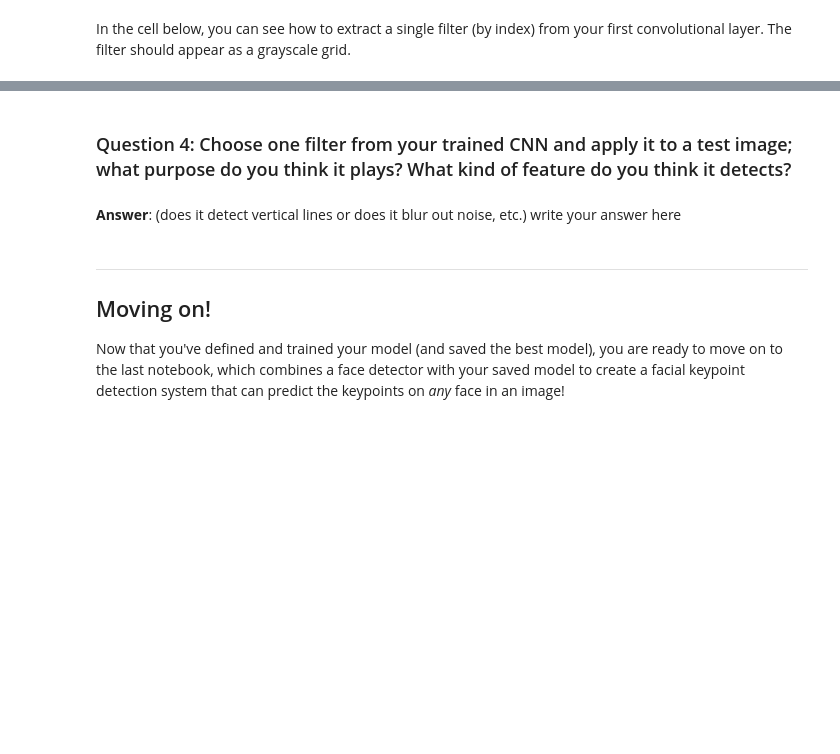
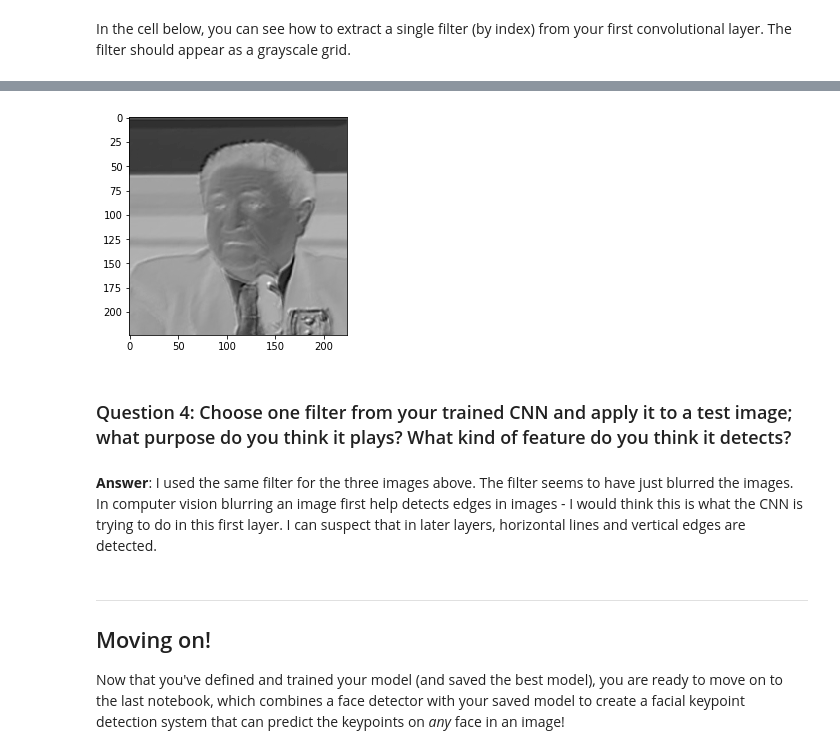
Before and after one commit to JamesPNacino/Udacity_Computer_Vision, a Jupyter notebook: Project_1_Facial Keypoints/2. Define the Network Architecture.ipynb, the cells around one changed output, grey strips where cells are left out. Cells and saved outputs as stored; diff of their text form; code cells hidden in the pictures; blank space fills up the shorter version.

```diff
--- a/Project_1_Facial Keypoints/2. Define the Network Architecture.ipynb
+++ b/Project_1_Facial Keypoints/2. Define the Network Architecture.ipynb
@@ -463,7 +554,11 @@ Next, choose a test image and filter it with one of the convolutional kernels in
+# %%
+filter_viz(0)
+# %% [output]
+[figure, added]
 # %% [markdown]
 ### Question 4: Choose one filter from your trained CNN and apply it to a test image; what purpose do you think it plays? What kind of feature do you think it detects?
-# %% [markdown]
-**Answer**: (does it detect vertical lines or does it blur out noise, etc.) write your answer here
+# %% [markdown]
+**Answer**: I used the same filter for the three images above. The filter seems to have just blurred the images. In computer vision blurring an image first help detects edges in images - I would think this is what the CNN is trying to do in this first layer. I can suspect that in later layers, horizontal lines and vertical edges are detected.
 # %% [markdown]
 ---
 ## Moving on!
```
Also changed, not shown: parts of 24 cells of this notebook, 2 other files.
